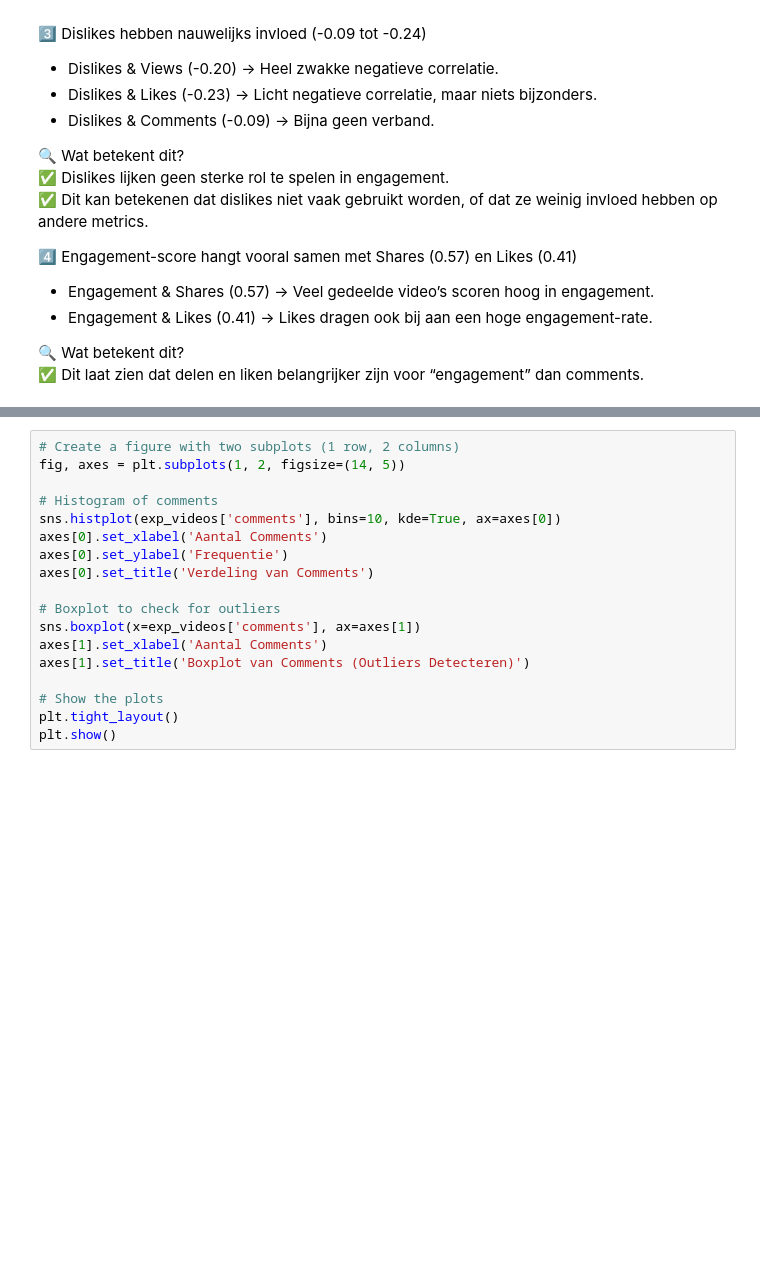
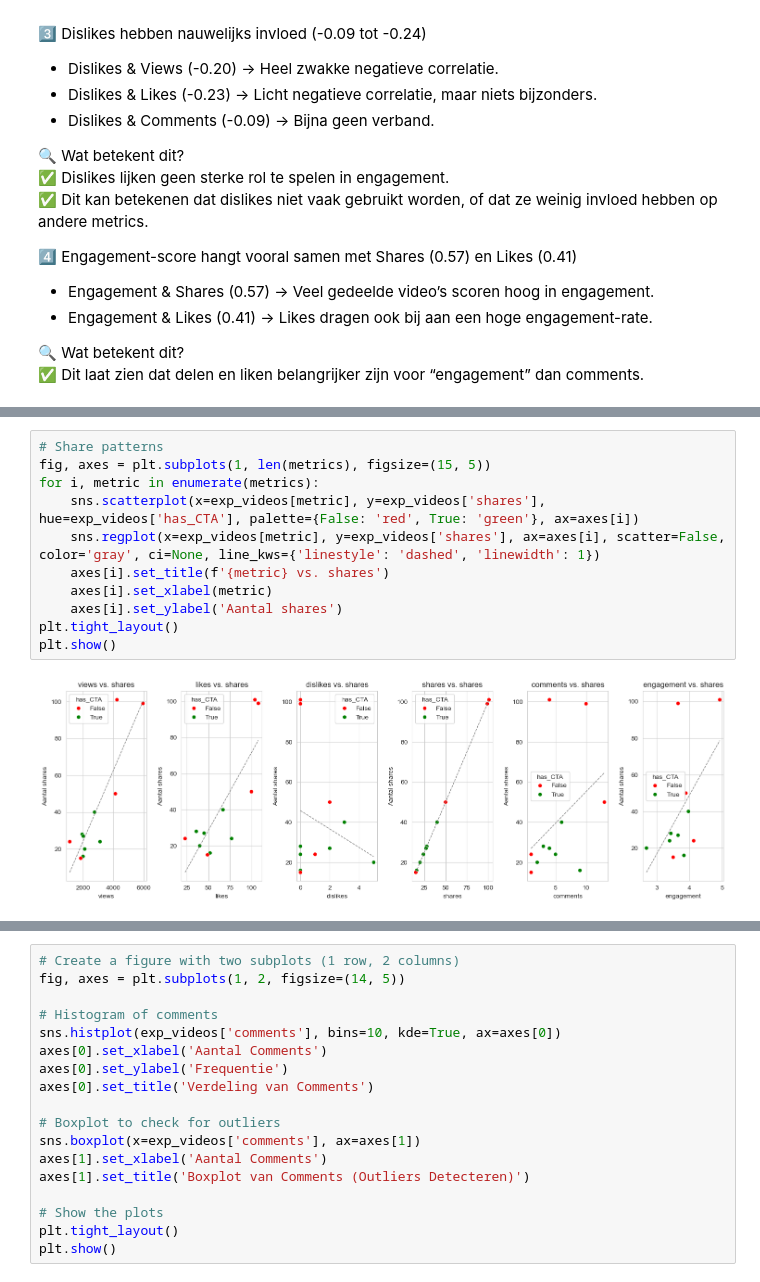
Before and after one commit to tvercamer/VUB-masterproef-YouTube-UvVl, a Jupyter notebook: notebooks/02-h1-cta-comments.ipynb, the cells around one changed output, grey strips where cells are left out. Cells and saved outputs as stored; diff of their text form; blank space fills up the shorter version.

```diff
--- a/notebooks/02-h1-cta-comments.ipynb
+++ b/notebooks/02-h1-cta-comments.ipynb
@@ -179,0 +257,13 @@ plt.show()
+# %%
+# Share patterns
+fig, axes = plt.subplots(1, len(metrics), figsize=(15, 5))
+for i, metric in enumerate(metrics):
+    sns.scatterplot(x=exp_videos[metric], y=exp_videos['shares'], hue=exp_videos['has_CTA'], palette={False: 'red', True: 'green'}, ax=axes[i])
+    sns.regplot(x=exp_videos[metric], y=exp_videos['shares'], ax=axes[i], scatter=False, color='gray', ci=None, line_kws={'linestyle': 'dashed', 'linewidth': 1})
+    axes[i].set_title(f'{metric} vs. shares')
+    axes[i].set_xlabel(metric)
+    axes[i].set_ylabel('Aantal shares')
+plt.tight_layout()
+plt.show()
+# %% [output]
+[figure, added]
```
Also changed, not shown: parts of 6 cells of this notebook.
